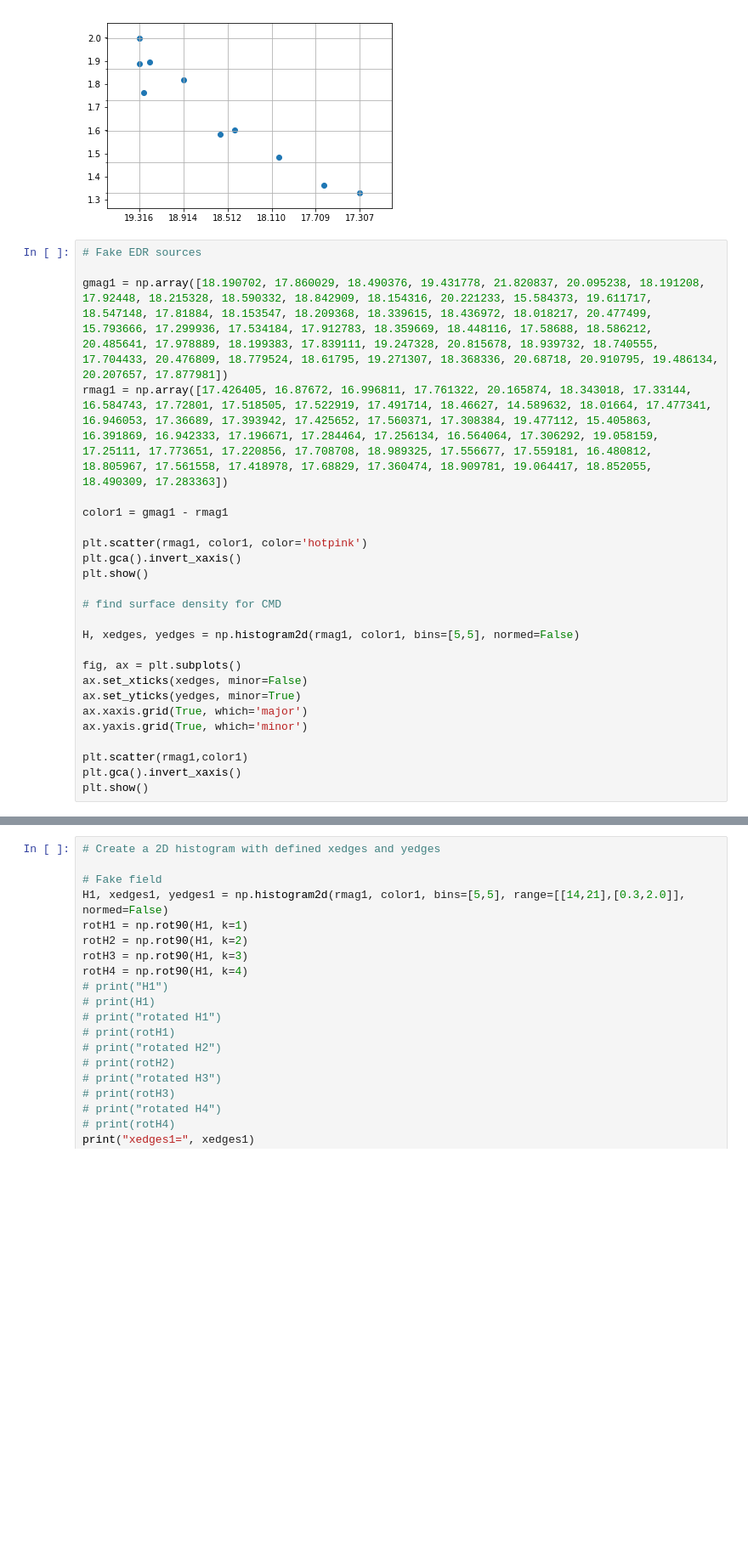
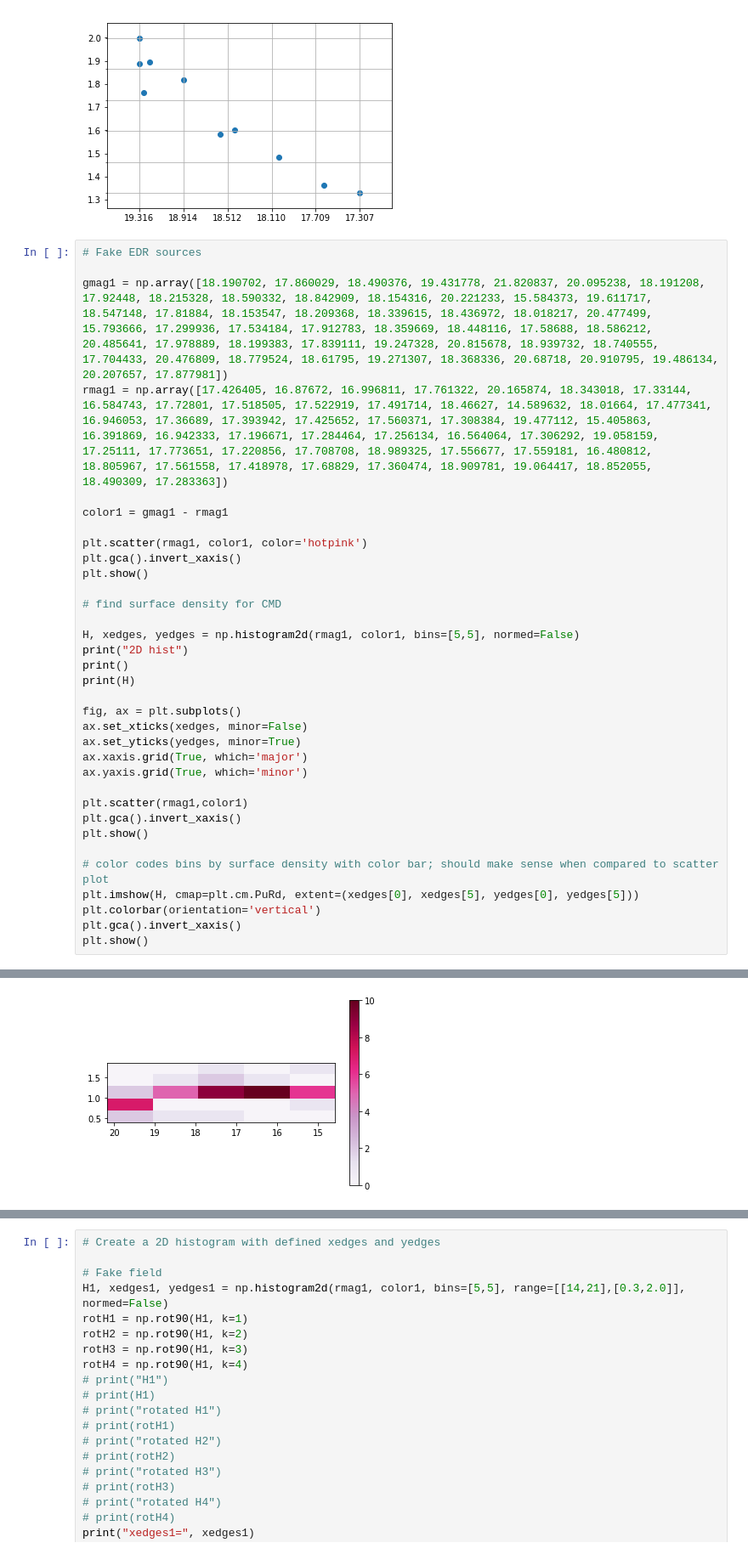
Before and after one commit to metownsend/lrg-project, a Jupyter notebook: statSub_Test.ipynb, the cells around one changed output, grey strips where cells are left out. Shown at 85% size. Saved outputs shown, nothing was run; the diff lists cells and outputs as text; blank space fills up the shorter version.

```diff
--- a/statSub_Test.ipynb
+++ b/statSub_Test.ipynb
@@ -209,6 +223,9 @@ plt.show()
 # find surface density for CMD
 
 H, xedges, yedges = np.histogram2d(rmag1, color1, bins=[5,5], normed=False)
+print("2D hist")
+print()
+print(H)
 
 fig, ax = plt.subplots()
 ax.set_xticks(xedges, minor=False)
@@ -219,5 +236,11 @@ ax.yaxis.grid(True, which='minor')
 plt.scatter(rmag1,color1)
 plt.gca().invert_xaxis()
 plt.show()
+
+# color codes bins by surface density with color bar; should make sense when compared to scatter plot
+plt.imshow(H, cmap=plt.cm.PuRd, extent=(xedges[0], xedges[5], yedges[0], yedges[5]))
+plt.colorbar(orientation='vertical')
+plt.gca().invert_xaxis()
+plt.show()
 # %% [output]
 [figure]
@@ -224,3 +254,4 @@ plt.show()
 [figure]
+[figure, added]
 # %%
 # make CMD with fake LRGs and fake EDR sources on the same plot
```
Also changed, not shown: parts of 3 cells of this notebook.
